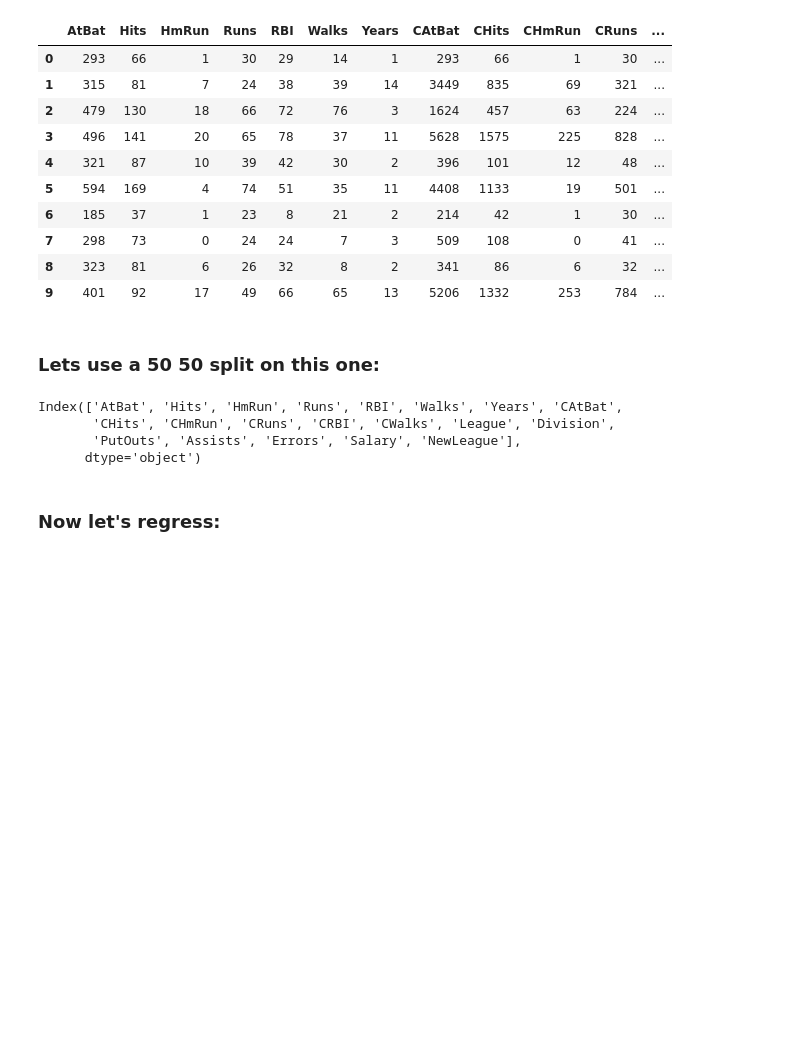
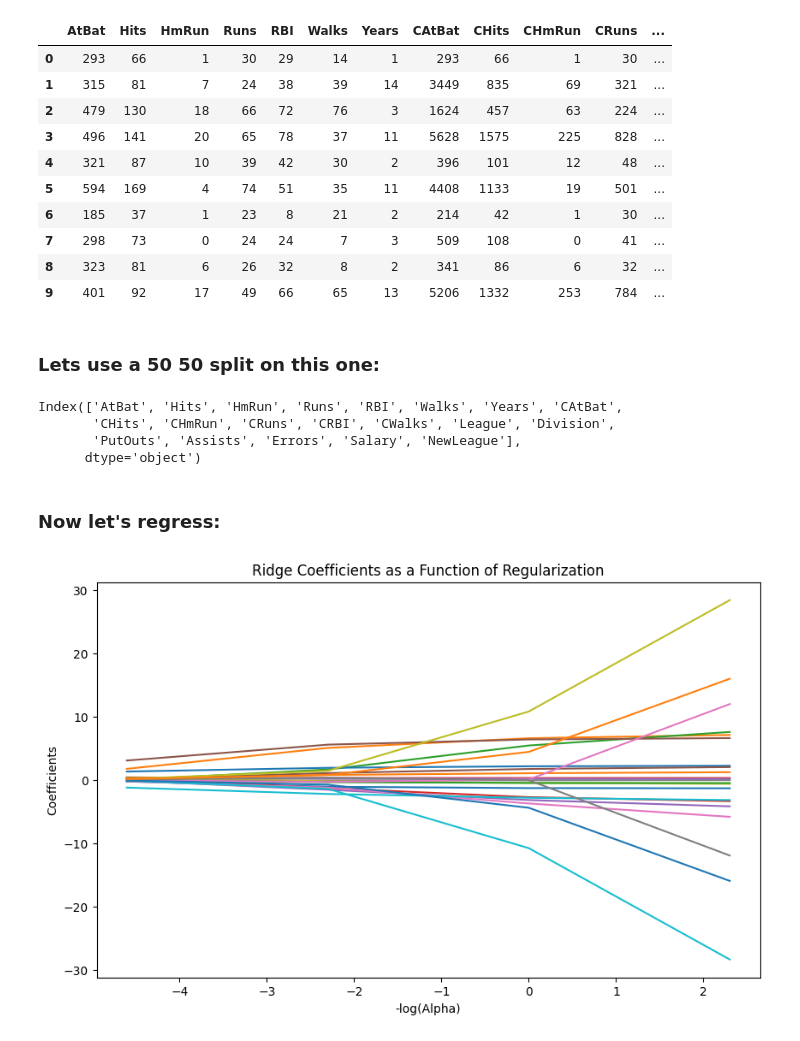
Before and after one commit to almsam/ML-playground, a Jupyter notebook: part 12 Ridge.ipynb, the cells around one changed output. Cells and saved outputs as stored; diff of their text form; code cells hidden in the pictures; blank space fills up the shorter version.

Commit message:
plot

```diff
--- a/part 12 Ridge.ipynb
+++ b/part 12 Ridge.ipynb
@@ -74,3 +74,16 @@ y_train = training_data['Salary']
 x_train = pd.get_dummies(training_data.drop('Salary', axis=1))
 
 ridge_mod = ElasticNet(alpha=1, l1_ratio=0).fit(x_train, y_train)
+# %%
+alphas = [0.1, 1, 10, 100]  # Example values for the regularization strength
+coefs = []
+
+for a in alphas:
+    ridge_mod = ElasticNet(alpha=a, l1_ratio=0).fit(x_train, y_train)
+    coefs.append(ridge_mod.coef_)
+
+plt.figure(figsize=(10, 6));    plt.plot(-np.log(alphas), coefs)
+plt.xlabel('-log(Alpha)');      plt.ylabel('Coefficients')
+plt.title('Ridge Coefficients as a Function of Regularization');    plt.show()
+# %% [output]
+[figure, added]
```
